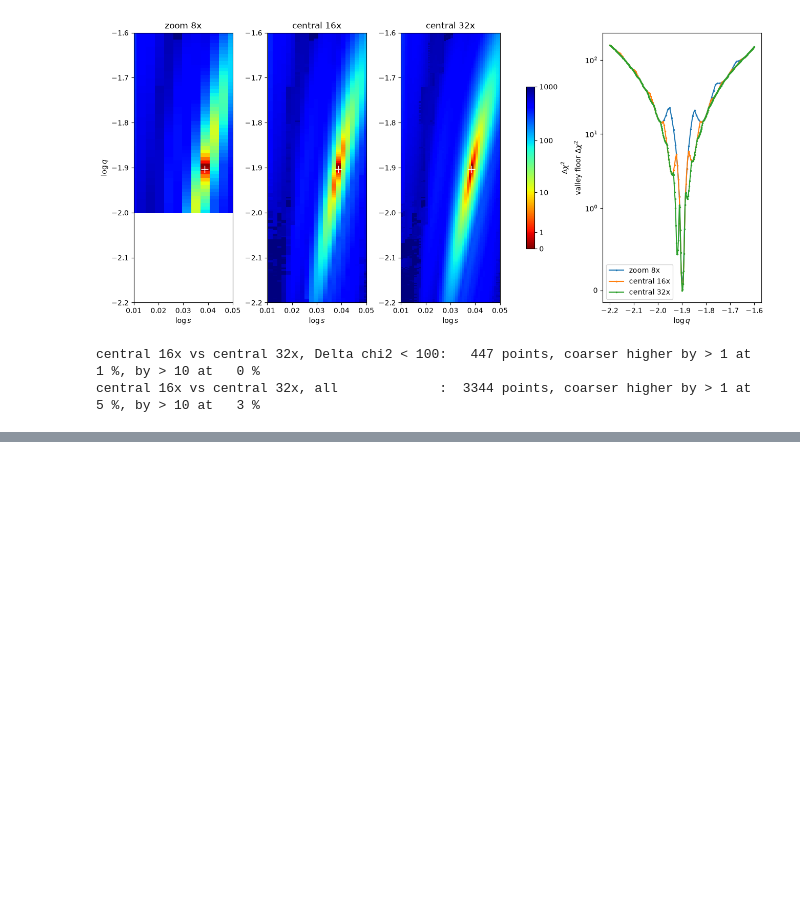
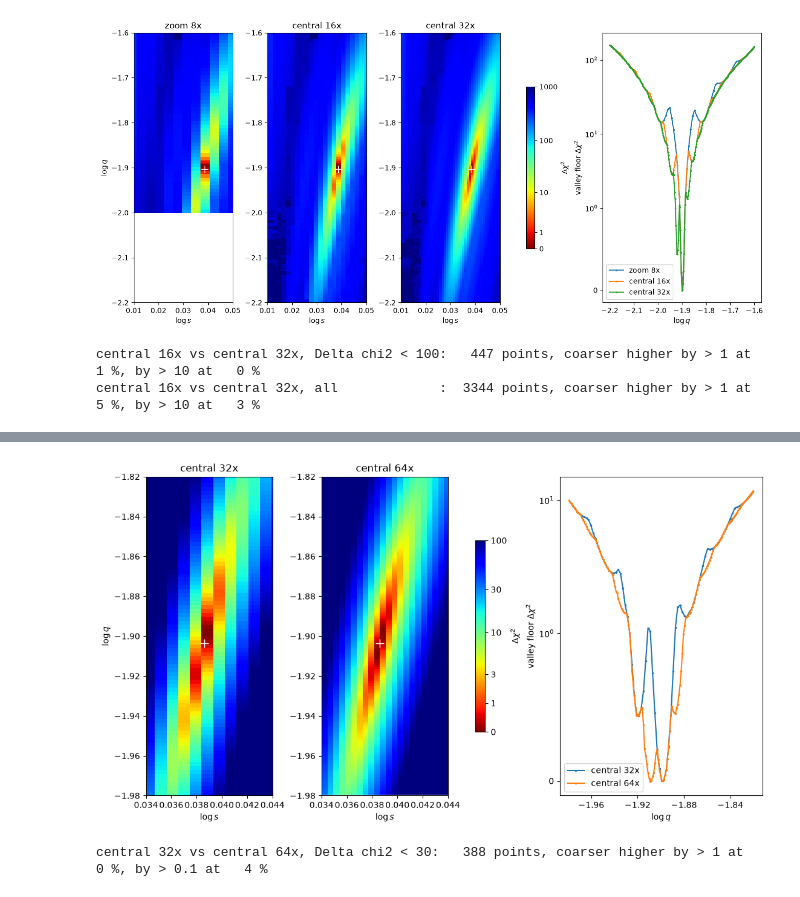
Before and after one commit to hippke/lenscape, a Jupyter notebook: notebooks/example_kb250121.ipynb, the cells around one changed output, grey strips where cells are left out. Cells and saved outputs as stored; diff of their text form; code cells hidden in the pictures; blank space fills up the shorter version.

```diff
--- a/notebooks/example_kb250121.ipynb
+++ b/notebooks/example_kb250121.ipynb
@@ -422,0 +429,10 @@ point 2.6× the cost of the 8× zoom. The first outlier pass of the 32× map alo
+# %%
+BOX_S3, BOX_Q3 = (0.034, 0.044), (-1.98, -1.82)
+central64 = run_or_load("central_64x", lambda: lenscape.maps.densify(
+    [central32], data, in_box(logs1[0], dls / 64, *BOX_S3), in_box(logq1[0], dlq / 64, *BOX_Q3), best=best, log=log))
+FLOOR_K = [("central 32x", central32), ("central 64x", central64)]
+zref = min(zref, float(np.nanmin(central64["chi2"])))
+i, j = np.unravel_index(np.nanargmin(central64["chi2"]), central64["chi2"].shape)
+print(f"central 64x: {central64['chi2'].shape[0]:3d} x {central64['chi2'].shape[1]:3d} points, wall time "
+      f"{central64['wall'] / 60:5.1f} min, minimum {central64['chi2'][i, j] - chi2_best:+8.2f} against the best fit at "
+      f"log s = {central64['logs'][i]:.5f}, log q = {central64['logq'][j]:.4f}")
@@ -422,0 +441,27 @@ point 2.6× the cost of the 8× zoom. The first outlier pass of the 32× map alo
+# %%
+fig, axs = plt.subplots(1, 3, figsize=(11, 6), constrained_layout=True, gridspec_kw=dict(width_ratios=[1, 1, 1.6]))
+for ax, (name, m) in zip(axs, FLOOR_K):
+    figures.plot_map(m, ax=ax, vmax=100, chi2_ref=zref, colorbar=False)
+    ax.plot(best[3], best[4], "w+", ms=10); ax.set_title(name)
+    ax.set_xlim(*BOX_S3); ax.set_ylim(*BOX_Q3)
+axs[1].set_ylabel("")
+ticks = np.array([0, 1, 3, 10, 30, 100])
+cb = fig.colorbar(axs[0].images[0], ax=axs[:2], shrink=0.6, ticks=np.log10(ticks + 1))
+cb.set_ticklabels([str(t) for t in ticks]); cb.set_label(r"$\Delta\chi^2$")
+for name, m in FLOOR_K:                      # the valley floor: the lowest point of each log q row
+    rows = (m["logq"] >= BOX_Q3[0] - 1e-9) & (m["logq"] <= BOX_Q3[1] + 1e-9)
+    axs[2].plot(m["logq"][rows], np.nanmin(m["chi2"][:, rows], axis=0) - zref, ".-", ms=3, label=name)
+axs[2].set_yscale("symlog", linthresh=1); axs[2].set_xlabel(r"$\log q$"); axs[2].set_ylabel(r"valley floor $\Delta\chi^2$")
+axs[2].xaxis.set_major_locator(plt.MaxNLocator(5)); axs[2].legend();
+# %% [output]
+[figure, added]
+# %%
+si = (central32["logs"] >= BOX_S3[0] - 1e-9) & (central32["logs"] <= BOX_S3[1] + 1e-9)
+qi = (central32["logq"] >= BOX_Q3[0] - 1e-9) & (central32["logq"] <= BOX_Q3[1] + 1e-9)
+inside = dict(logs=central32["logs"][si], logq=central32["logq"][qi], chi2=central32["chi2"][np.ix_(si, qi)])
+c2 = shared(inside, central64)               # the 32x points inside the 64x box
+diff = (inside["chi2"] - c2).ravel(); low = (c2 - zref).ravel() < 30
+print(f"central 32x vs central 64x, Delta chi2 < 30: {low.sum():5d} points, coarser higher by > 1 at "
+      f"{100 * (diff[low] > 1).mean():3.0f} %, by > 0.1 at {100 * (diff[low] > 0.1).mean():3.0f} %")
+# %% [output]
+central 32x vs central 64x, Delta chi2 < 30:   388 points, coarser higher by > 1 at   0 %, by > 0.1 at   4 %
```
Also changed, not shown: parts of 3 cells of this notebook, 2 other files.
